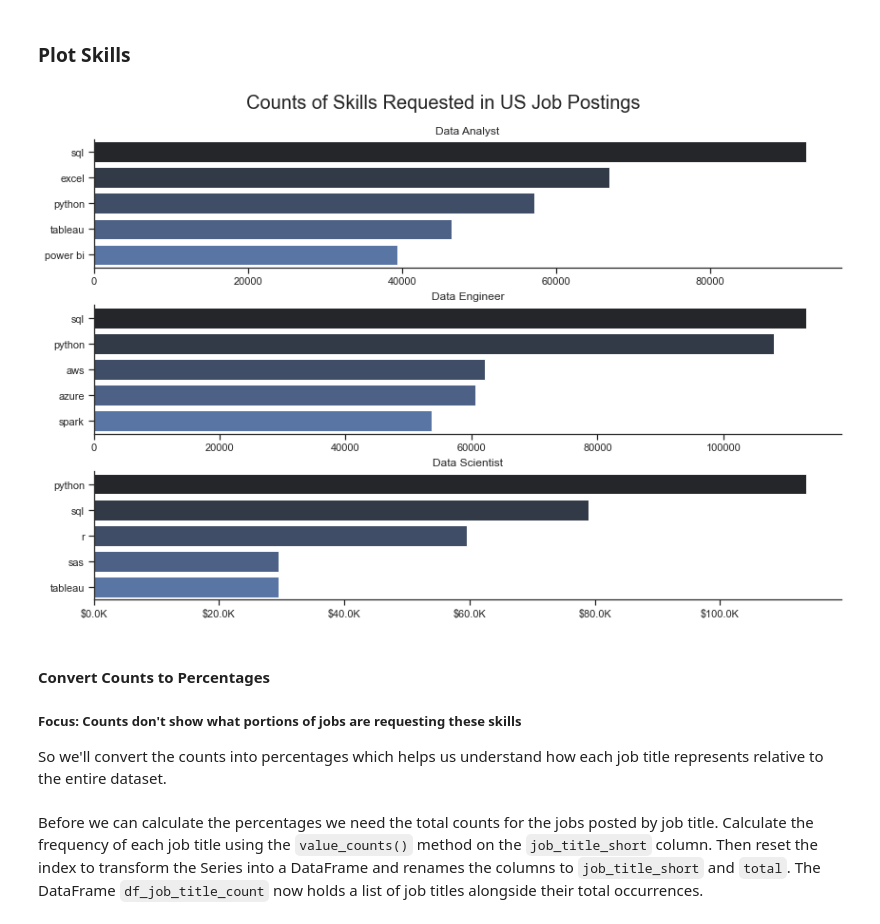
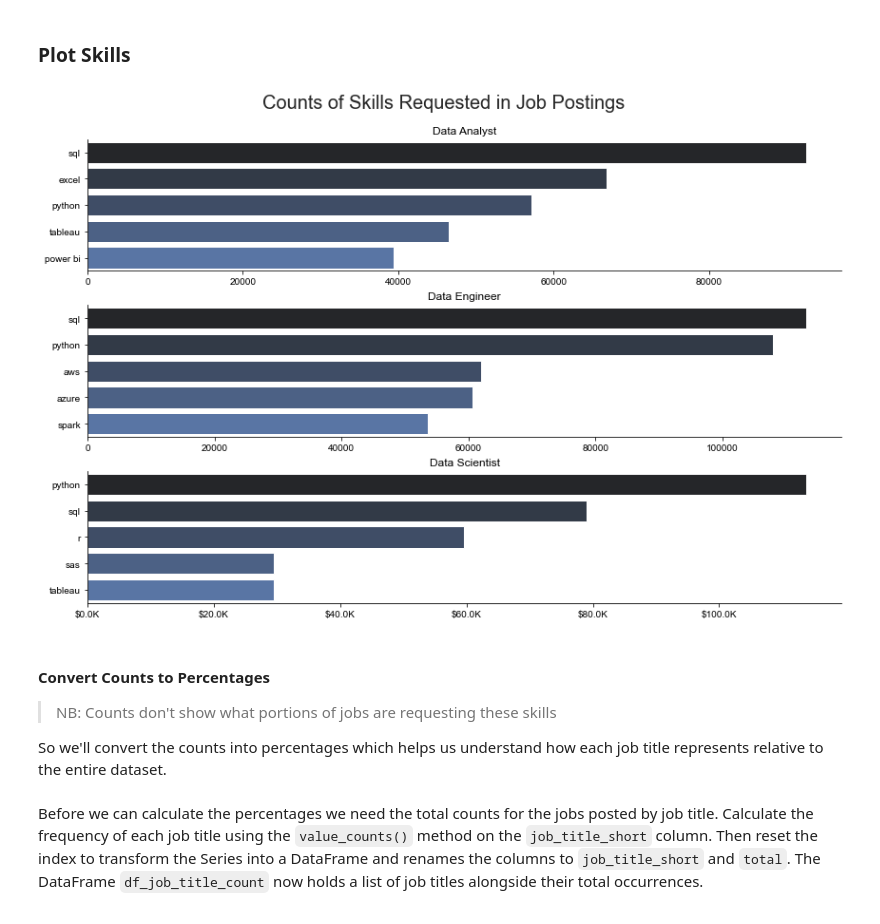
Before and after one commit to abu14/ML_Job_Landscape_Skills_Demand_Analysis-, a Jupyter notebook: Part-Two-Skill-Demand-Analysis.ipynb, the cells around one changed output. Cells and saved outputs as stored; diff of their text form; code cells hidden in the pictures.

```diff
--- a/Part-Two-Skill-Demand-Analysis.ipynb
+++ b/Part-Two-Skill-Demand-Analysis.ipynb
@@ -188,28 +181,28 @@ job_titles
 # %%
 fig, ax = plt.subplots(len(job_titles), 1, figsize=(12, 8))
 
 sns.set_theme(style='ticks')
 
 for i, job_title in enumerate(job_titles):
     df_plot = df_skills_count[df_skills_count['job_title_short']==job_title].head(5)[::-1]
     sns.barplot(data = df_plot, x='skill_count',y='job_skills',ax=ax[i],palette='dark:b_r')
     ax[i].set_title(job_title)
     ax[i].invert_yaxis()
     ax[i].set_ylabel('')
     ax[i].set_xlabel('')
     sns.despine()
     ax[i] = plt.gca()
     ax[i].xaxis.set_major_formatter(plt.FuncFormatter(lambda x, pos: f'${x/1000}K'))
 
-fig.suptitle('Counts of Skills Requested in US Job Postings', fontsize=20)
+fig.suptitle('Counts of Skills Requested in Job Postings', fontsize=20)
 fig.tight_layout(h_pad=0.5) # fix the overlap
 plt.show()
 # %% [output]
-[figure, old version]
+[figure, new version]
 # %% [markdown]
 #### Convert Counts to Percentages
 
-##### Focus: Counts don't show what portions of jobs are requesting these skills
+> NB: Counts don't show what portions of jobs are requesting these skills
 
 So we'll convert the counts into percentages which helps us understand how each job title represents relative to the entire dataset.
 # %% [markdown]
```
Also changed, not shown: parts of 3 cells of this notebook, 8 other files.
